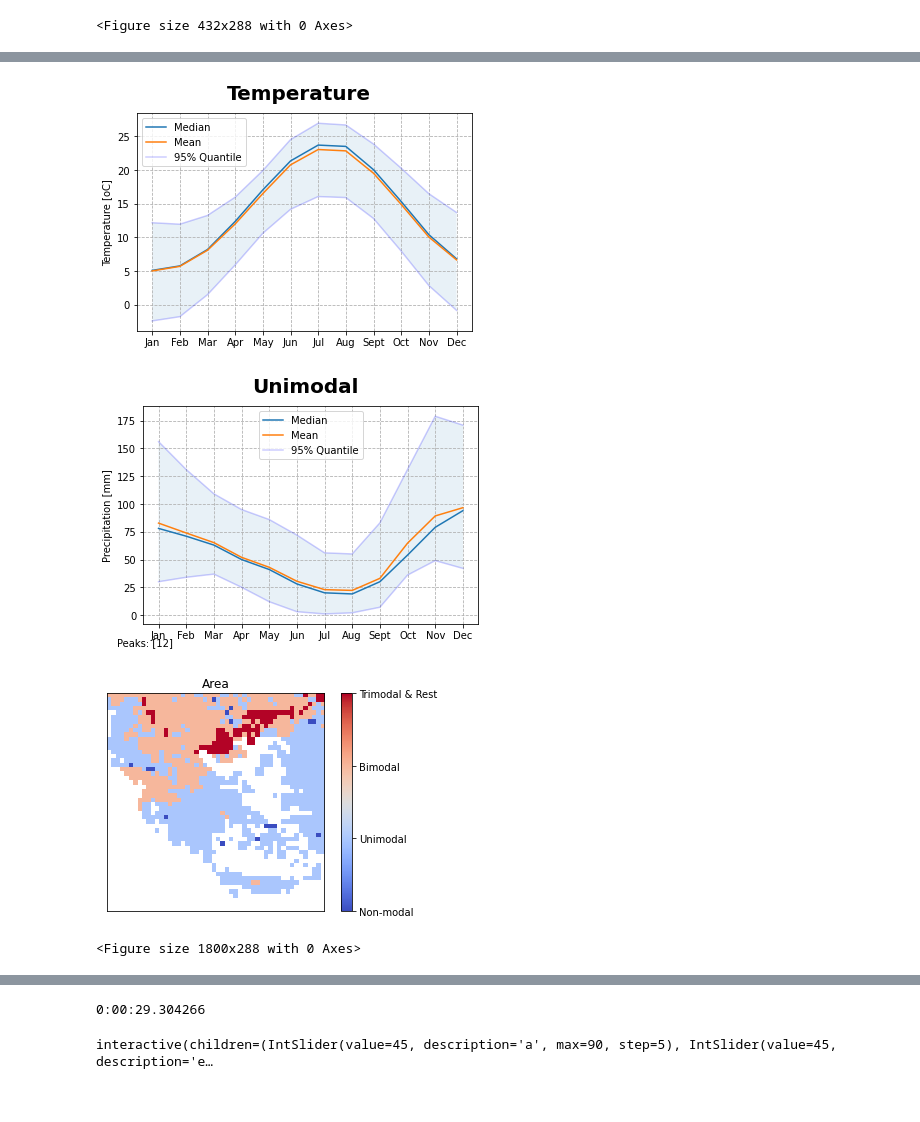
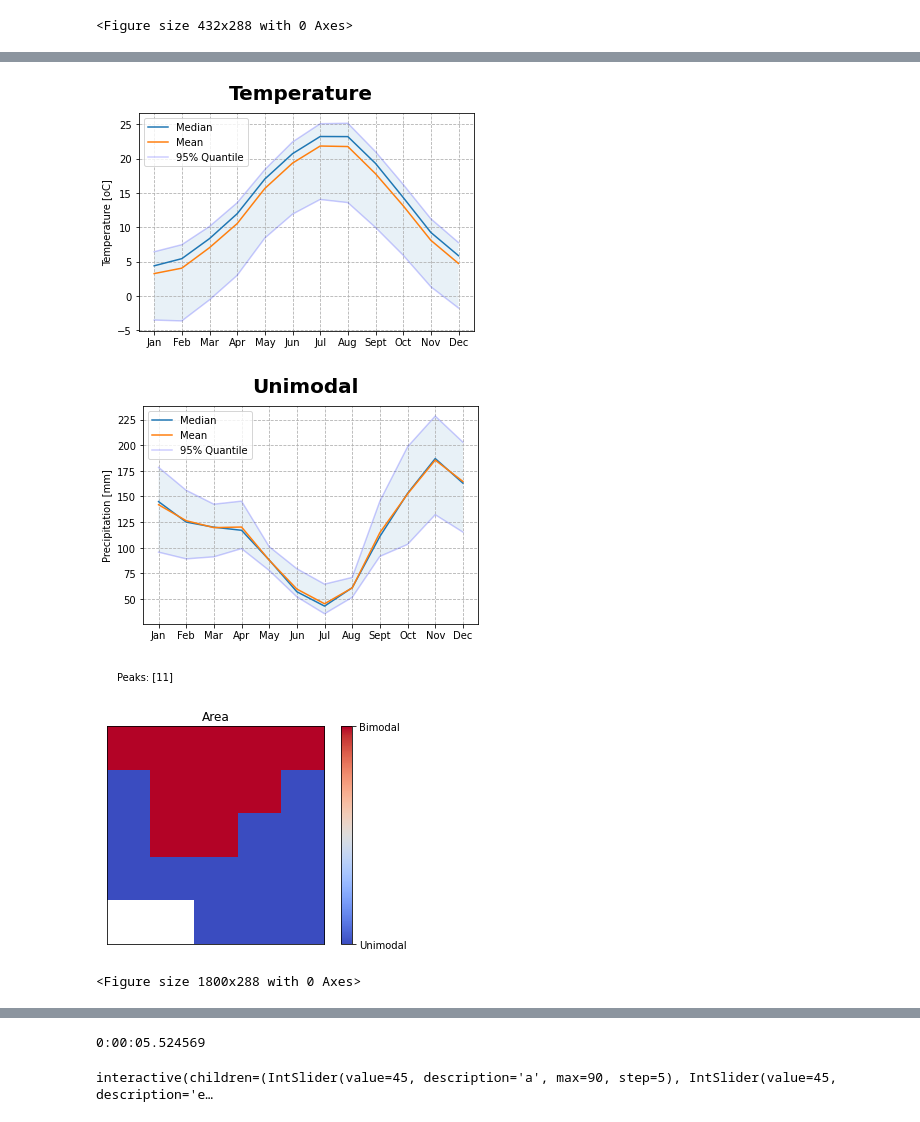
Before and after one commit to touldimos/Additional_Thesis, a Jupyter notebook: Climate_terrain.ipynb, the cells around one changed output, grey strips where cells are left out. Cells and saved outputs as stored; diff of their text form; code cells hidden in the pictures.

```diff
--- a/Climate_terrain.ipynb
+++ b/Climate_terrain.ipynb
@@ -1,16 +1,16 @@
 # %%
-path = r'C:\Users\owner\Google Drive 2\Additional Thesis'
+path = r'C:\Users\owner\Google Drive 2\MSc\TU DELFT - Water Managment\Additional Thesis\Scripts'
 import sys
 sys.path.append(path)
 from Climate_all import Climate
 import matplotlib.pyplot as plt
 from ipywidgets import interact, interactive, fixed, interact_manual
 
-prec1 = r'C:\Users\owner\Google Drive 2\Additional Thesis\wc2.1_10m_prec\wc2.1_10m_prec_0{}.tif'
-prec2 = r'C:\Users\owner\Google Drive 2\Additional Thesis\wc2.1_10m_prec\wc2.1_10m_prec_{}.tif'
-temp1 = r'C:\Users\owner\Google Drive 2\Additional Thesis\wc2.1_10m_tavg\wc2.1_10m_tavg_0{}.tif'
-temp2 = r'C:\Users\owner\Google Drive 2\Additional Thesis\wc2.1_10m_tavg\wc2.1_10m_tavg_{}.tif'
-elev_raster = r'C:\Users\owner\Google Drive 2\Additional Thesis\wc2.1_10m_elev\wc2.1_10m_elev.tif'
+prec1 = r'C:\Users\owner\Google Drive 2\MSc\TU DELFT - Water Managment\Additional Thesis\Scripts\wc2.1_10m_prec\wc2.1_10m_prec_0{}.tif'
+prec2 = r'C:\Users\owner\Google Drive 2\MSc\TU DELFT - Water Managment\Additional Thesis\Scripts\wc2.1_10m_prec\wc2.1_10m_prec_{}.tif'
+temp1 = r'C:\Users\owner\Google Drive 2\MSc\TU DELFT - Water Managment\Additional Thesis\Scripts\wc2.1_10m_tavg\wc2.1_10m_tavg_0{}.tif'
+temp2 = r'C:\Users\owner\Google Drive 2\MSc\TU DELFT - Water Managment\Additional Thesis\Scripts\wc2.1_10m_tavg\wc2.1_10m_tavg_{}.tif'
+elev_raster = r'C:\Users\owner\Google Drive 2\MSc\TU DELFT - Water Managment\Additional Thesis\Scripts\wc2.1_10m_elev\wc2.1_10m_elev.tif'
 
 # m = np.random.randint(0, cols) #Lenght (Χ)
 # n = np.random.randint(0, rows) #Width  (Υ)
@@ -18,8 +18,8 @@ elev_raster = r'C:\Users\owner\Google Drive 2\Additional Thesis\wc2.1_10m_elev\w
 m = 1195      #GREECE
 n = 285       #GREECE
 
-l = 50
-k = 50
+l = 5
+k = 5
 
 # m = 0           #X
 # n = 0           #Y
@@ -37,4 +37,4 @@ print(net_time)
-[figure, old version]
+[figure, new version]
-[figure, old version]
+[figure, new version]
-[figure, old version]
+[figure, new version]
 <Figure size 1800x288 with 0 Axes>
@@ -43,3 +43,3 @@ print(net_time)
-0:00:29.304266
+0:00:05.524569
 # %%
 def terrain(a, e):
```
Also changed, not shown: parts of 2 cells of this notebook, 5 other files.
